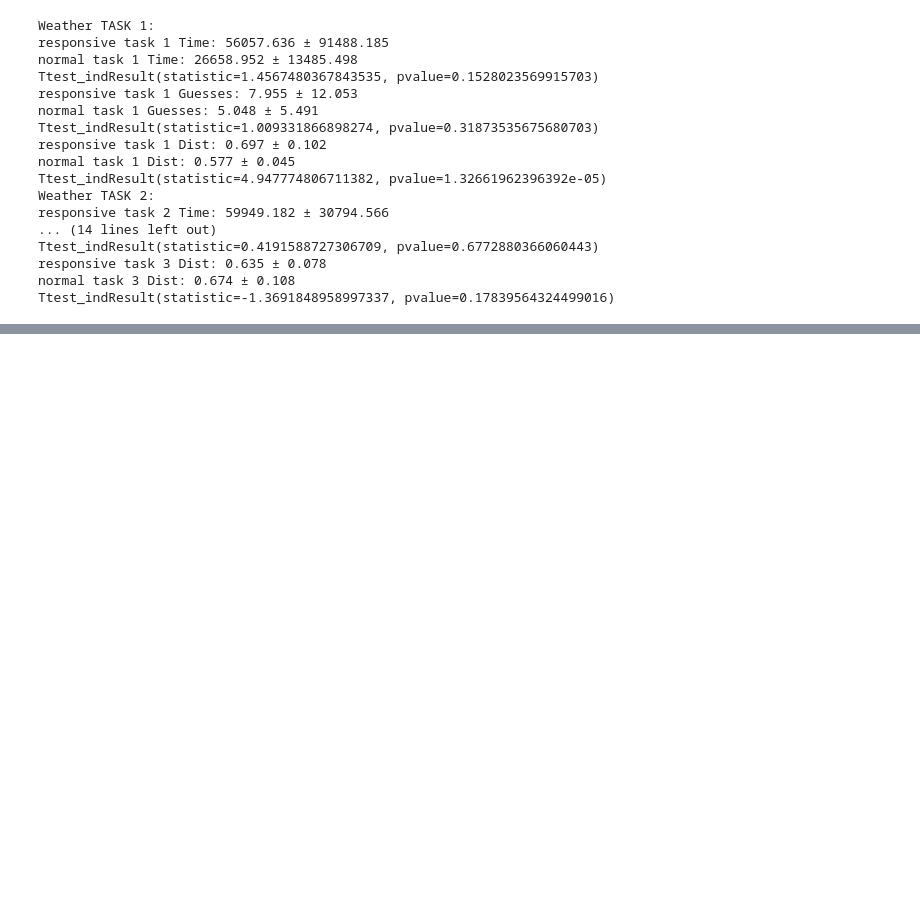
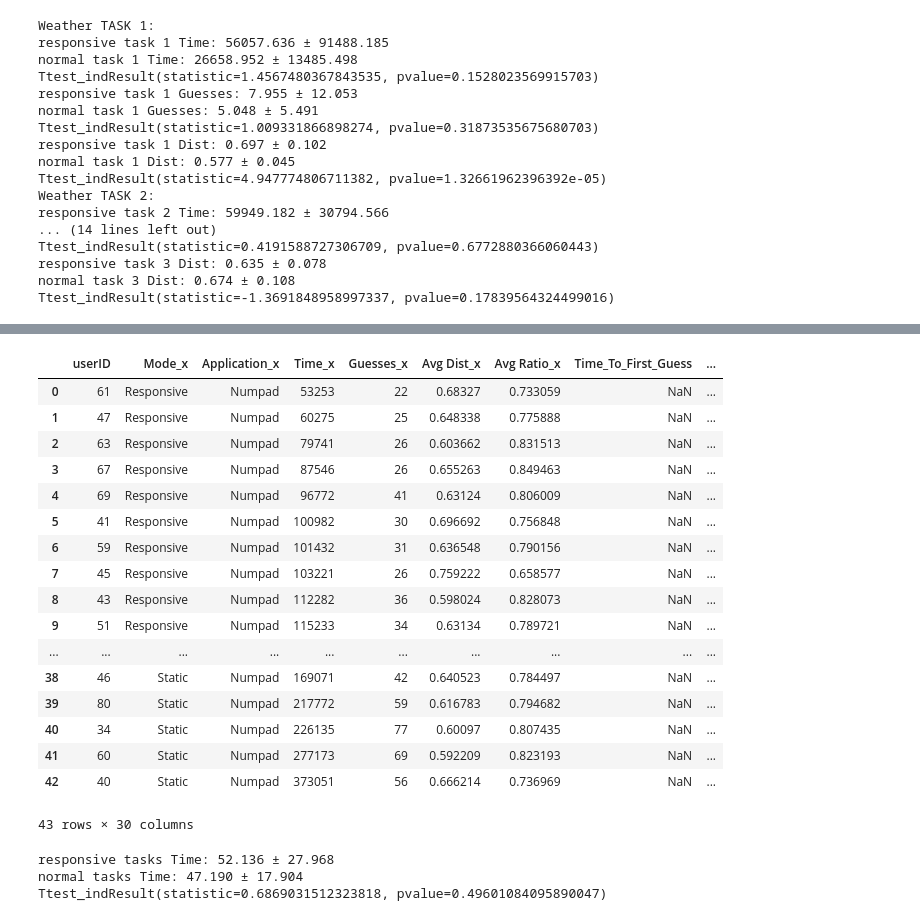
Before and after one commit to abbywysopal/ResponsiveAR, a Jupyter notebook: DataCollection/GenerateDF.ipynb, the cells around one changed output, grey strips where cells are left out. Saved outputs shown, nothing was run; the diff lists cells and outputs as text; code cells hidden in the pictures; blank space fills up the shorter version.

Commit message:
data analysis

```diff
--- a/DataCollection/GenerateDF.ipynb
+++ b/DataCollection/GenerateDF.ipynb
@@ -320,4 +320,5 @@ array([ 9,  4,  0,  0, 10,  0, 10,  0, 10, 10, 16, 10, 17,  0, 10,  9, 10,
 guessEvents = experimentDf.loc[experimentDf["eventName"] == "answer"]
 guessEvents.head(3)
 
-sessionsDf["Guesses"] = 0
+guessEvents = guessEvents.sort_values("unixTime")
+guessEvents.head(9)
@@ -379,7 +422,7 @@ array([           59,            64,            50,            50,
 allsessionsDf = sessionsDf.loc[sessionsDf['sessionNumber'] < 9]
 allsessionsDf.to_excel("sessionsData.xlsx")
 # %%
-dataFrame = pandas.DataFrame(columns=['userID', 'Mode', 'Application', 'Time', 'Task', 'Guesses', 'Avg Dist', 'STD Dist', 'Avg Scale', 'Avg Scale:Dist', 'Start Dist'])
+dataFrame = pandas.DataFrame(columns=['userID', 'Mode', 'Application', 'Time', 'Task', 'Guesses', 'Avg Dist', 'STD Dist', 'Avg Scale', 'Avg Scale:Dist', 'Avg Visual Angle', 'Std Visual Angle'])
 
 ordered = sessionsDf.sort_values(by=["userID","sessionNumber"])
 dataFrame['userID'] = ordered["userID"]
@@ -387,6 +430,7 @@ dataFrame['Task'] = ordered["sessionNumber"] + 1
 dataFrame['Guesses'] = ordered["Guesses"]
 dataFrame['Mode'] = ordered['isResponsive']
 dataFrame['Time'] = ordered['Actual_Total_Time']
+dataFrame['Time_To_First_Guess'] = ordered['Time_To_First_Guess']
 
 dataFrame = dataFrame.loc[dataFrame["Task"] < 10]
 
@@ -1005,6 +1189,35 @@ for i in range(1,4):
     print(f"normal task {str(i)} Dist: {taskNAvgTime:.3f} ± {taskNStd:.3f}")
 
     print(scipy.stats.ttest_ind(task_r['Avg Dist'], task_n['Avg Dist']))
+
+    '''
+
+    taskRAvgTime = task_r['Avg Dist'].mean()
+    taskRStd = task_r['Avg Dist'].std()
+    print(f"responsive task {str(i)} Dist: {taskRAvgTime:.3f} ± {taskRStd:.3f}")
+
+    taskNAvgTime = task_n['Avg Dist'].mean()
+    taskNStd = task_n['Avg Dist'].std()
+    print(f"normal task {str(i)} Dist: {taskNAvgTime:.3f} ± {taskNStd:.3f}")
+
+    print(scipy.stats.ttest_ind(task_r['Avg Dist'], task_n['Avg Dist']))
+
+
+    taskRAvgTime = task_r['Time_To_First_Guess'].mean()
+    taskRStd = task_r['Time_To_First_Guess'].std()
+    print(f"responsive task {str(i)} TT1G: {taskRAvgTime:.3f} ± {taskRStd:.3f}")
+
+    taskNAvgTime = task_n['Time_To_First_Guess'].mean()
+    taskNStd = task_n['Time_To_First_Guess'].std()
+    print(f"normal task {str(i)} TT1G: {taskNAvgTime:.3f} ± {taskNStd:.3f}")
+
+    print(scipy.stats.shapiro(task_r['Time_To_First_Guess']))
+    print(scipy.stats.shapiro(task_n['Time_To_First_Guess']))
+
+    print(scipy.stats.ttest_ind(task_r['Time_To_First_Guess'], task_n['Time_To_First_Guess']))
+    print(scipy.stats.mannwhitneyu(task_r['Time_To_First_Guess'], task_n['Time_To_First_Guess']))
+
+    '''
 # %% [output]
 Weather TASK 1:
 responsive task 1 Time: 56057.636 ± 91488.185
@@ -1142,3 +1444,48 @@ Ttest_indResult(statistic=-0.345561523496962, pvalue=0.7314390653758156)
+# %%
+result = pandas.merge(weatherTasks, numpadTasks, on=["userID"])
+result = pandas.merge(result, articleTasks, on=["userID"])
+
+result
+
+result["Total_Guesses"] = result["Guesses_x"] + result["Guesses_y"] + result["Guesses"]
+result
+# %% [output]
+|  | userID | Mode_x | Application_x | Time_x | Guesses_x | Avg Dist_x | Avg Ratio_x | Time_To_First_Guess | ... |
+| 0 | 61 | Responsive | Numpad | 53253 | 22 | 0.68327 | 0.733059 | NaN | ... |
+| 1 | 47 | Responsive | Numpad | 60275 | 25 | 0.648338 | 0.775888 | NaN | ... |
+| 2 | 63 | Responsive | Numpad | 79741 | 26 | 0.603662 | 0.831513 | NaN | ... |
+| 3 | 67 | Responsive | Numpad | 87546 | 26 | 0.655263 | 0.849463 | NaN | ... |
+| 4 | 69 | Responsive | Numpad | 96772 | 41 | 0.63124 | 0.806009 | NaN | ... |
+| 5 | 41 | Responsive | Numpad | 100982 | 30 | 0.696692 | 0.756848 | NaN | ... |
+| 6 | 59 | Responsive | Numpad | 101432 | 31 | 0.636548 | 0.790156 | NaN | ... |
+| 7 | 45 | Responsive | Numpad | 103221 | 26 | 0.759222 | 0.658577 | NaN | ... |
+| 8 | 43 | Responsive | Numpad | 112282 | 36 | 0.598024 | 0.828073 | NaN | ... |
+| 9 | 51 | Responsive | Numpad | 115233 | 34 | 0.63134 | 0.789721 | NaN | ... |
+| ... | ... | ... | ... | ... | ... | ... | ... | ... | ... |
+| 38 | 46 | Static | Numpad | 169071 | 42 | 0.640523 | 0.784497 | NaN | ... |
+| 39 | 80 | Static | Numpad | 217772 | 59 | 0.616783 | 0.794682 | NaN | ... |
+| 40 | 34 | Static | Numpad | 226135 | 77 | 0.60097 | 0.807435 | NaN | ... |
+| 41 | 60 | Static | Numpad | 277173 | 69 | 0.592209 | 0.823193 | NaN | ... |
+| 42 | 40 | Static | Numpad | 373051 | 56 | 0.666214 | 0.736969 | NaN | ... |
+43 rows × 30 columns
+# %%
+
+task_r = result.loc[result["Mode"] == "Responsive"]
+task_n = result.loc[result["Mode"] == "Static"]
+
+taskRAvgTime = task_r['Total_Guesses'].mean()
+taskRStd = task_r['Total_Guesses'].std()
+print(f"responsive tasks Time: {taskRAvgTime:.3f} ± {taskRStd:.3f}")
+
+taskNAvgTime = task_n['Total_Guesses'].mean()
+taskNStd = task_n['Total_Guesses'].std()
+print(f"normal tasks Time: {taskNAvgTime:.3f} ± {taskNStd:.3f}")
+
+print(scipy.stats.ttest_ind(task_r['Total_Guesses'], task_n['Total_Guesses']))
+# %% [output]
+responsive tasks Time: 52.136 ± 27.968
+normal tasks Time: 47.190 ± 17.904
+Ttest_indResult(statistic=0.6869031512323818, pvalue=0.49601084095890047)
 # %%
 responsive = dataFrame.loc[dataFrame["Mode"] == "Responsive"]
 responsive
```
Also changed, not shown: parts of 23 cells of this notebook, 21 other files.
